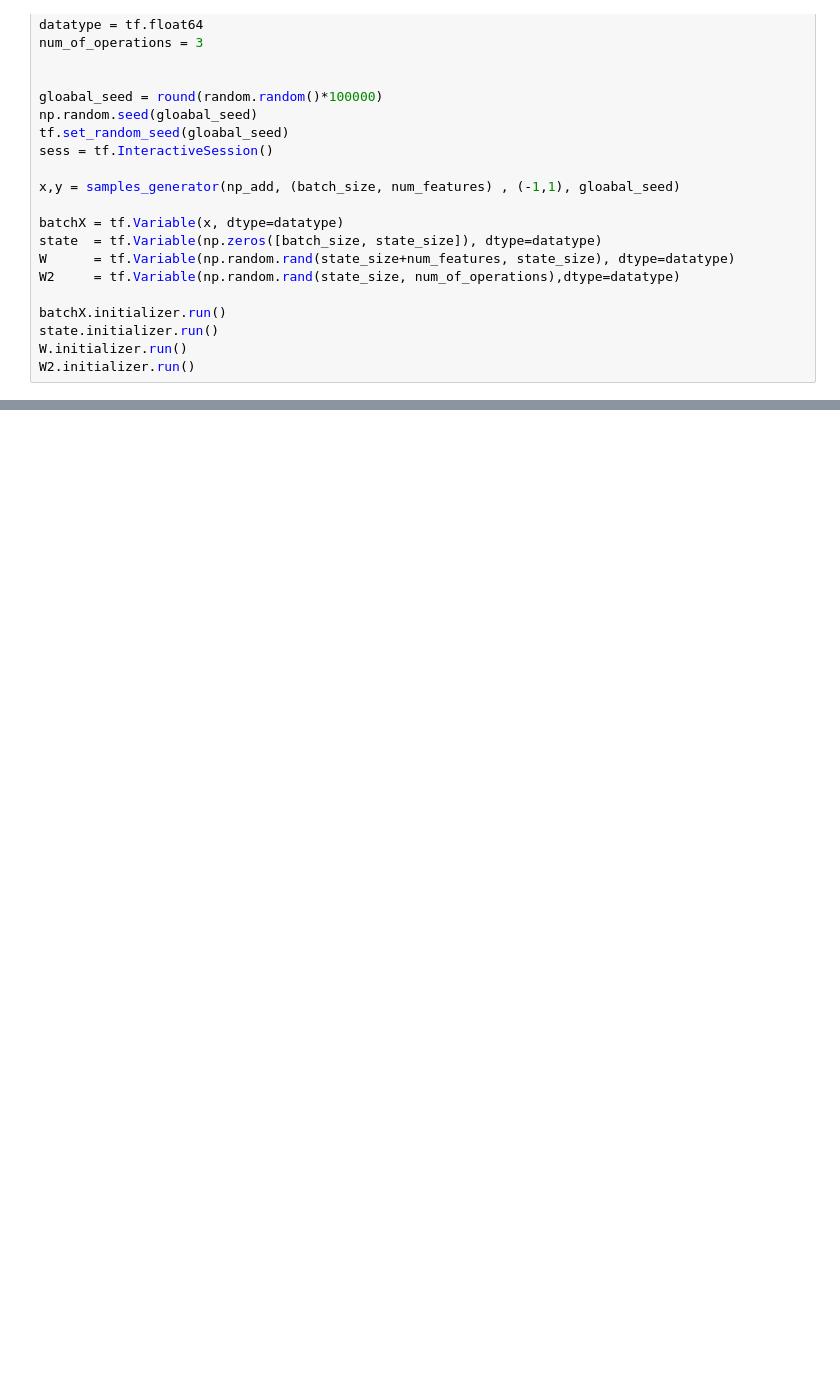
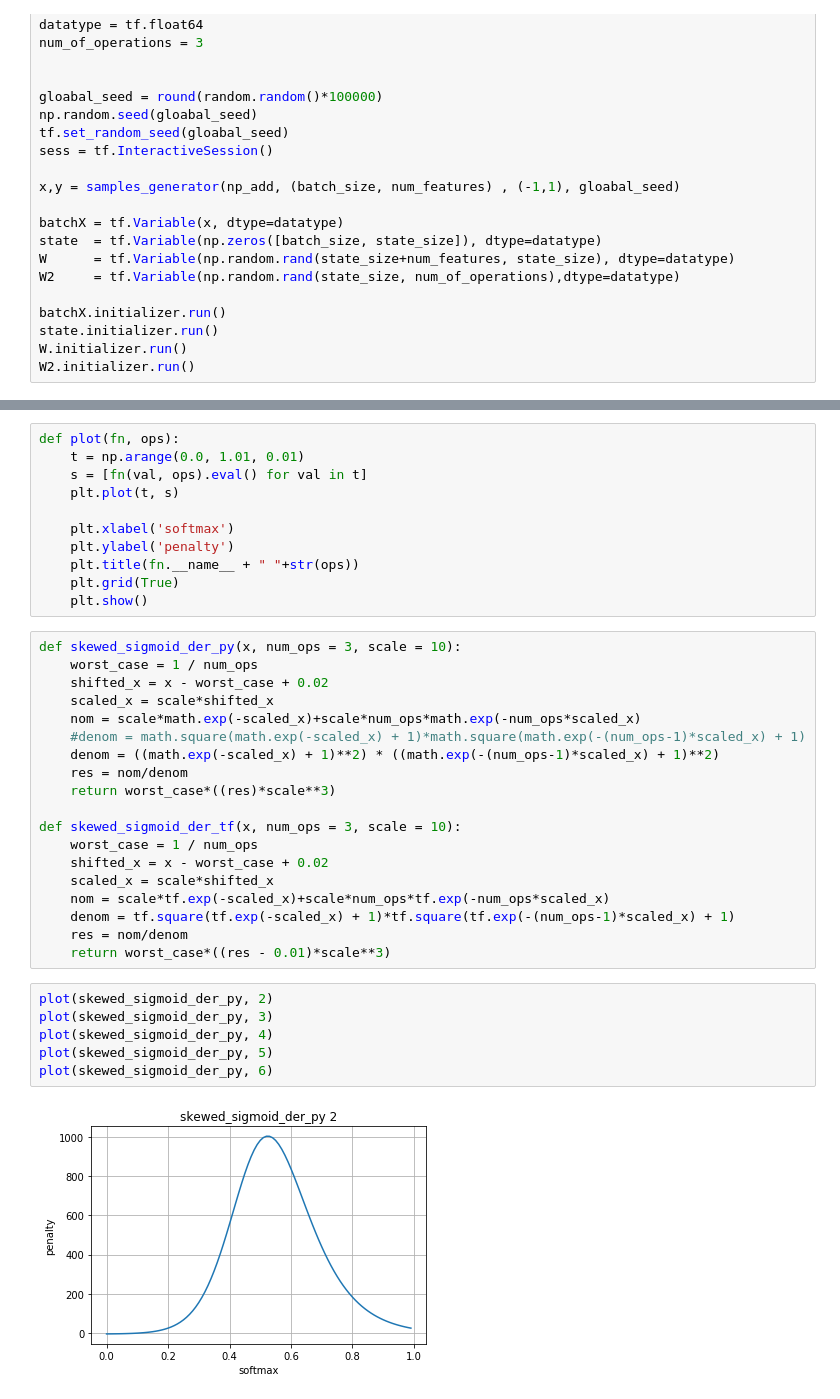
Before and after one commit to regmeg/neural_program_synthesis, a Jupyter notebook: models/toying.ipynb, the cells around one changed output, grey strips where cells are left out. Cells and saved outputs as stored; diff of their text form; blank space fills up the shorter version.

Commit message:
added softmax penalty

```diff
--- a/models/toying.ipynb
+++ b/models/toying.ipynb
@@ -114,0 +145,38 @@ layer1
+# %%
+def plot(fn, ops):
+    t = np.arange(0.0, 1.01, 0.01)
+    s = [fn(val, ops).eval() for val in t]
+    plt.plot(t, s)
+
+    plt.xlabel('softmax')
+    plt.ylabel('penalty')
+    plt.title(fn.__name__ + " "+str(ops))
+    plt.grid(True)
+    plt.show()
+# %%
+def skewed_sigmoid_der_py(x, num_ops = 3, scale = 10):
+    worst_case = 1 / num_ops
+    shifted_x = x - worst_case + 0.02
+    scaled_x = scale*shifted_x
+    nom = scale*math.exp(-scaled_x)+scale*num_ops*math.exp(-num_ops*scaled_x)
+    #denom = math.square(math.exp(-scaled_x) + 1)*math.square(math.exp(-(num_ops-1)*scaled_x) + 1)
+    denom = ((math.exp(-scaled_x) + 1)**2) * ((math.exp(-(num_ops-1)*scaled_x) + 1)**2)
+    res = nom/denom
+    return worst_case*((res)*scale**3)
+
+def skewed_sigmoid_der_tf(x, num_ops = 3, scale = 10):
+    worst_case = 1 / num_ops
+    shifted_x = x - worst_case + 0.02
+    scaled_x = scale*shifted_x
+    nom = scale*tf.exp(-scaled_x)+scale*num_ops*tf.exp(-num_ops*scaled_x)
+    denom = tf.square(tf.exp(-scaled_x) + 1)*tf.square(tf.exp(-(num_ops-1)*scaled_x) + 1)
+    res = nom/denom
+    return worst_case*((res - 0.01)*scale**3)
+# %%
+plot(skewed_sigmoid_der_py, 2)
+plot(skewed_sigmoid_der_py, 3)
+plot(skewed_sigmoid_der_py, 4)
+plot(skewed_sigmoid_der_py, 5)
+plot(skewed_sigmoid_der_py, 6)
+# %% [output]
+[figure, added]
```
Also changed, not shown: parts of 11 cells of this notebook, 5 other files.
